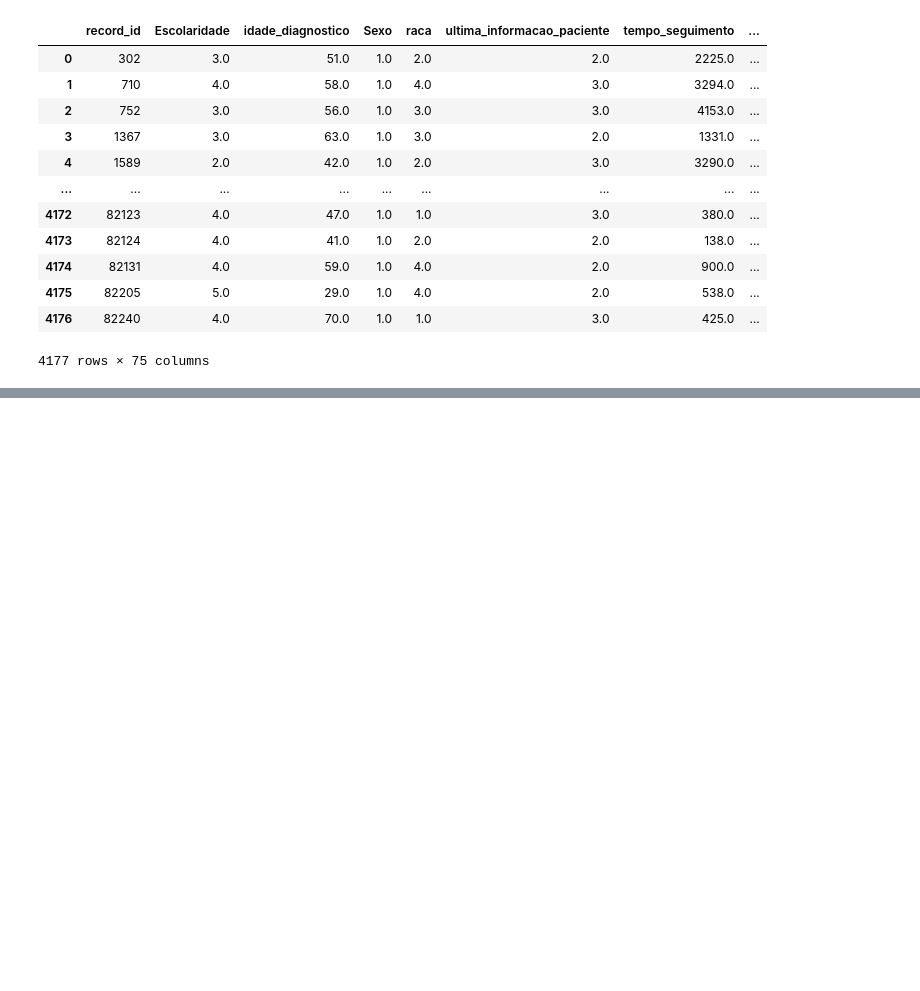
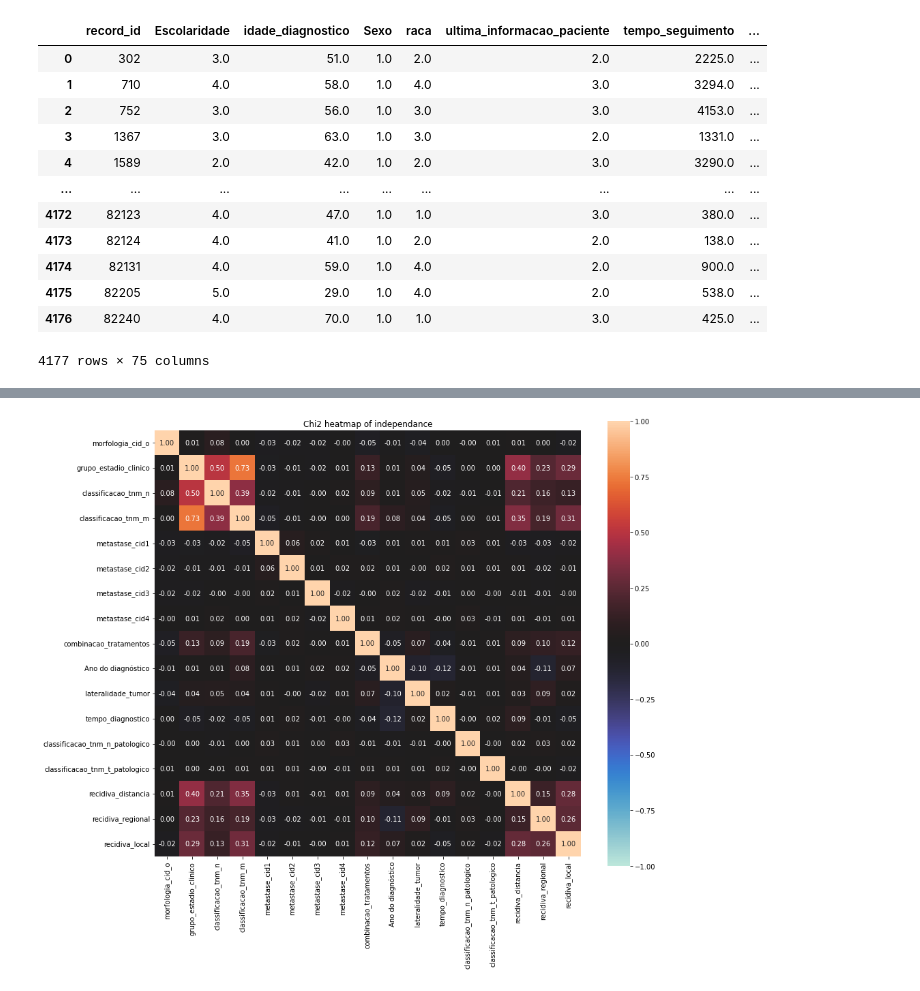
Before and after one commit to 2023M3T5-Inteli/grupo1, a Jupyter notebook: notebooks/Genesis.ipynb, the cells around one changed output, grey strips where cells are left out. Cells and saved outputs as stored; diff of their text form; code cells hidden in the pictures; blank space fills up the shorter version.

```diff
--- a/notebooks/Genesis.ipynb
+++ b/notebooks/Genesis.ipynb
@@ -577,0 +593,10 @@ merged_df
+# %%
+df_registro_tumo.describe()
+df_registro_tumo_chi2 = df_registro_tumo[[
+    'morfologia_cid_o','grupo_estadio_clinico','classificacao_tnm_n','classificacao_tnm_m','metastase_cid1','metastase_cid2','metastase_cid3','metastase_cid4','combinacao_tratamentos','Ano do diagnóstico',
+    'lateralidade_tumor','tempo_diagnostico','classificacao_tnm_n_patologico','classificacao_tnm_t_patologico','recidiva_distancia','recidiva_regional','recidiva_local'
+]]
+associations(df_registro_tumo_chi2,figsize=(14,12),title="Chi2 heatmap of independance")
+plt.show()
+# %% [output]
+[figure, added]
```
Also changed, not shown: parts of 8 cells of this notebook.
